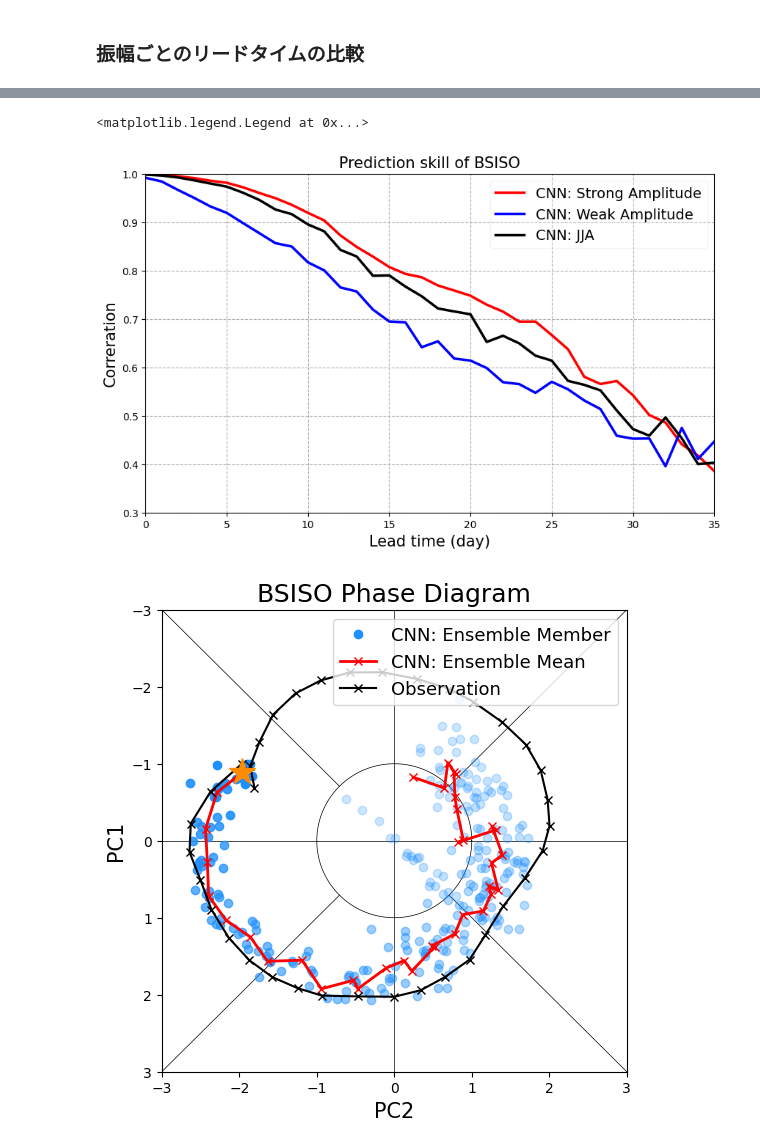
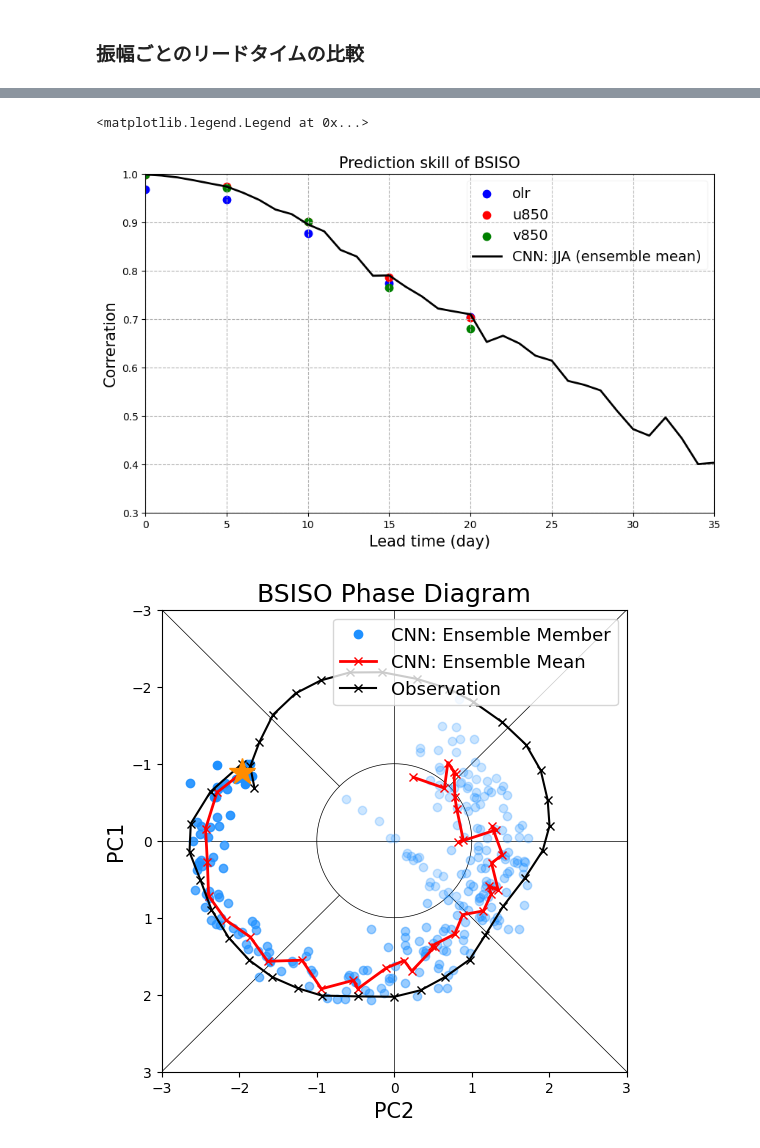
Before and after one commit to Yuumae1/machine_learning, a Jupyter notebook: notebook/cnn_analysis_v2_woexp.ipynb, the cells around one changed output, grey strips where cells are left out. Saved outputs shown, nothing was run; the diff lists cells and outputs as text; code cells hidden in the pictures.

```diff
--- a/notebook/cnn_analysis_v2 copy.ipynb
+++ b/notebook/cnn_analysis_v2_woexp.ipynb
@@ -10,15 +10,17 @@ import cartopy.feature as cfeaturel
 import pandas as pd
 
 # データの読み込み
-data_dir = '/work/gi55/i55233/data/machine_learning/results/kikuchi-8vals_v1/cor/8vals/'
+data_dir = '/work/gi55/i55233/data/machine_learning/results/kikuchi-8vals_v1/cor/7vals/'
+lt_max = 20
+val_box = ['olr', 'u850', 'v850', 'u200', 'v200', 'h850', 'pr_wtr', 'sst']
+val_nm = np.arange(8)
 pred = []
-sup  = []
-lt_max = 35
-for lt in range(0, lt_max+1):
+sup = []
+for lt in range(0, lt_max+1, 5):
     pred_i = []
-    sup_i  = []
+    sup_i = []
     for seed in range(0, 20):
-        lt_i = data_dir + f'{(lt):03}day/seed{(seed):03}.npz'
+        lt_i = data_dir + f'wo_{val_box[7]}/{(lt):03}day/seed{(seed):03}.npz'
         df_i = np.load(lt_i)
         pred_i.append(df_i['arr_0'][:-1-(lt_max-lt)])
         sup_i.append(df_i['arr_1'][:-1-(lt_max-lt)])
@@ -358,6 +348,13 @@ cnn_bp = np.array([
     [40, 0.4060880564285142]
 
 ])
+
+best_cor_jja = np.array([0.99831948, 0.99627569, 0.99235335, 0.9863621 , 0.97982805, 0.97341921,
+                         0.9609304 , 0.94599168, 0.92610699, 0.9165462 , 0.89537585, 0.88102112,
+                         0.84270496, 0.82904516, 0.78928163, 0.78999127, 0.76686247, 0.7468345,
+                         0.72166382, 0.71548538, 0.7095996 , 0.65252432, 0.66526616, 0.64957677,
+                         0.62409131, 0.61395717, 0.57208162, 0.56384285, 0.55236026, 0.51091553,
+                         0.47242676, 0.45889078, 0.49640936, 0.45346572, 0.40012588, 0.40285067])
 # %%
 # リードタイムごとの予測スキルの比較
 label_box = ['CNN: JJA', 'CNN: DJF', 'CNN: mjjaso', 'CNN: ndjfma', 'CNN: All Period']
@@ -478,31 +475,37 @@ print(cor_weak_jja)
  0.65378933 0.61814558 0.61401598 0.59859154 0.56930892 0.56530908
  0.54737006 0.57014551 0.55467402 0.53159311 0.51373766 0.45871499
  0.45258952 0.45302471 0.39562633 0.47488302 0.41073152 0.44679334]
+# %%
+best_val_cor = np.array([[0.96708369, 0.94710881, 0.87744948, 0.77453314, 0.70452758],
+                         [0.99809069, 0.97344685, 0.90183529, 0.78562904, 0.70218686],
+                         [0.99823431, 0.97029559, 0.90100883, 0.7644629,  0.67950856]])
 # %%
 # リードタイムごとの予測スキルの比較
 label_box = ['CNN: JJA', 'CNN: DJF', 'CNN: mjjaso', 'CNN: ndjfma', 'CNN: All Period']
-lead_time = np.arange(0, len(cor))
+lead_time = np.arange(0, 21, 5)
+lt2 = np.arange(0, 36)
 plt.figure(figsize=(10,6))
 # cnn model
-plt.plot(lead_time, cor_str_jja, label='CNN: Strong Amplitude' , color='r', linewidth=2.5)
-plt.plot(lead_time, cor_weak_jja, label='CNN: Weak Amplitude' , color='b', linewidth=2.5)
-plt.plot(lead_time, best_cor[:,0], label=label_box[0], color='k', linewidth=2.5)
+
+plt.scatter(lead_time, best_val_cor[0], label=val_box[0], color='b', linewidth=2.5)
+plt.scatter(lead_time, best_val_cor[1], label=val_box[1], color='r', linewidth=2.5)
+plt.scatter(lead_time, best_val_cor[2], label=val_box[2], color='g', linewidth=2.5)
 
 # 先行研究の結果の比較
 #plt.plot(cnn_bp[:,0], cnn_bp[:,1], label='CNN: Band Pass', color='r', linestyle='--', alpha=0.7, linewidth=2)
 
-#plt.plot(esm_cor[:,0], label='CNN: JJA (ensemble mean)', color='k', linestyle='-', linewidth=2)
+plt.plot(lt2, best_cor_jja, label='CNN: JJA (ensemble mean)', color='k', linestyle='-', linewidth=2)
 plt.xlim(0,35)
 plt.ylim(0.3,1.0)
 plt.xlabel('Lead time (day)', fontsize=15)
 plt.ylabel('Correration', fontsize=15)
 plt.title('Prediction skill of BSISO', fontsize=15)
 plt.grid(linestyle='--')
 # legend で透過度を指定
 plt.legend(fontsize=14, framealpha=0.2)
 # %% [output]
 <matplotlib.legend.Legend at 0x...>
-[figure, old version]
+[figure, new version]
 # %%
 start = 140
 stop  = 170
```
Also changed, not shown: parts of 4 cells of this notebook, 3 other files.
